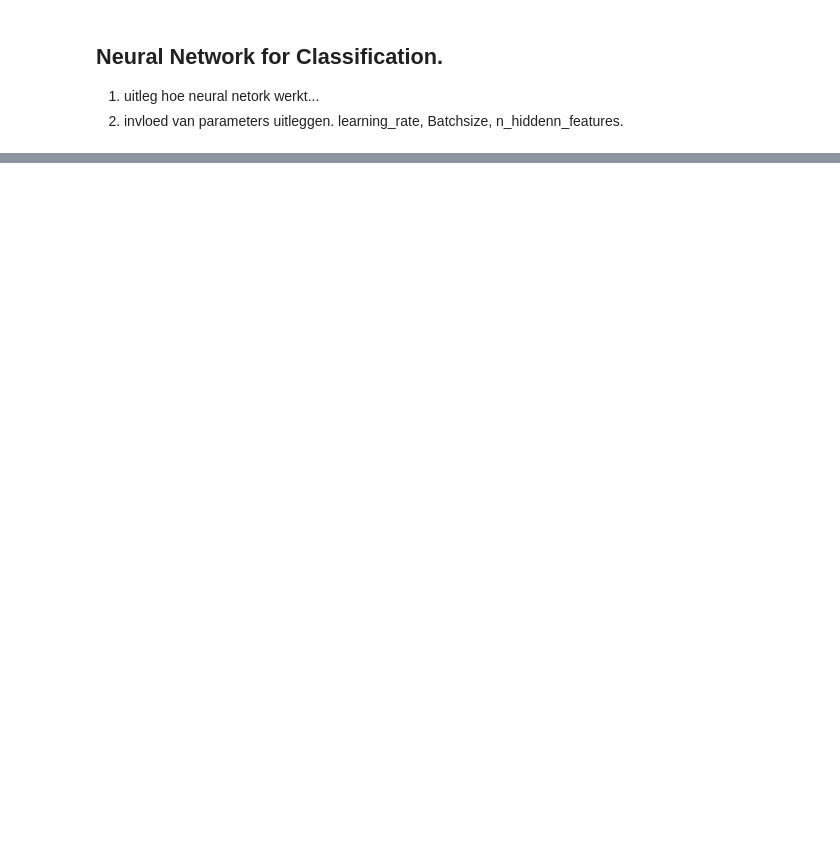
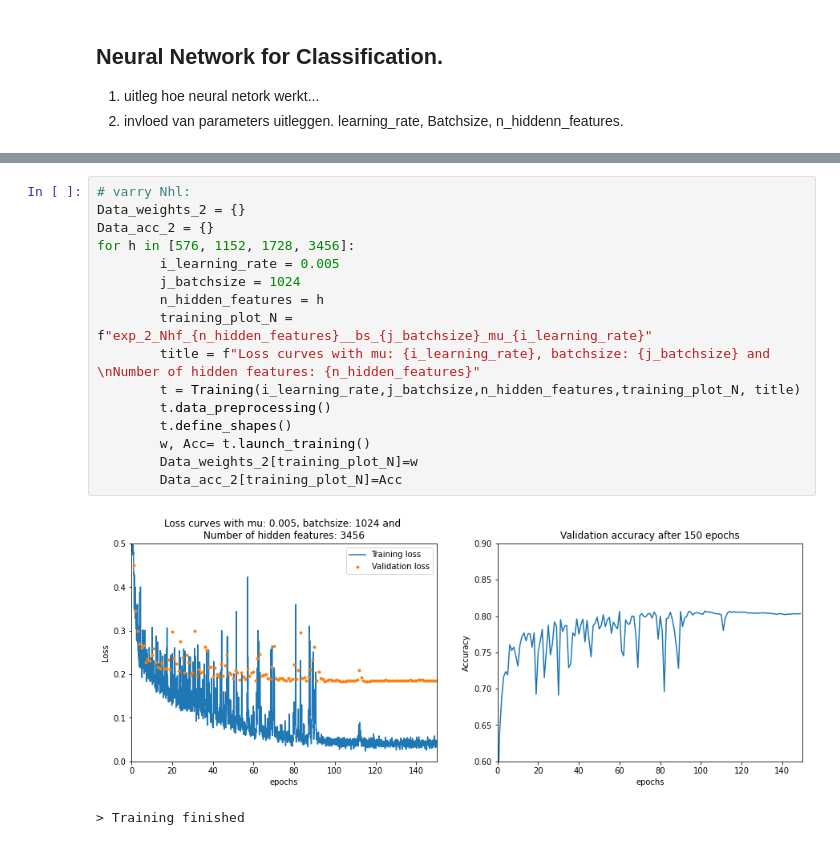
Before and after one commit to KarlijnCornelissen/MIA-group-8, a Jupyter notebook: Project2/code/task4.ipynb, the cells around one changed output, grey strips where cells are left out. Saved outputs shown, nothing was run; the diff lists cells and outputs as text; blank space fills up the shorter version.

```diff
--- a/Project2/code/task4.ipynb
+++ b/Project2/code/task4.ipynb
@@ -101,0 +70,19 @@ print(df_Data_acc)
+# %%
+# varry Nhl:
+Data_weights_2 = {}
+Data_acc_2 = {}
+for h in [576, 1152, 1728, 3456]:
+        i_learning_rate = 0.005
+        j_batchsize = 1024
+        n_hidden_features = h
+        training_plot_N = f"exp_2_Nhf_{n_hidden_features}__bs_{j_batchsize}_mu_{i_learning_rate}"
+        title = f"Loss curves with mu: {i_learning_rate}, batchsize: {j_batchsize} and \nNumber of hidden features: {n_hidden_features}"
+        t = Training(i_learning_rate,j_batchsize,n_hidden_features,training_plot_N, title)
+        t.data_preprocessing()
+        t.define_shapes()
+        w, Acc= t.launch_training()
+        Data_weights_2[training_plot_N]=w
+        Data_acc_2[training_plot_N]=Acc
+# %% [output]
+[figure, added]
+> Training finished
```
Also changed, not shown: parts of 9 cells of this notebook, 11 other files.
